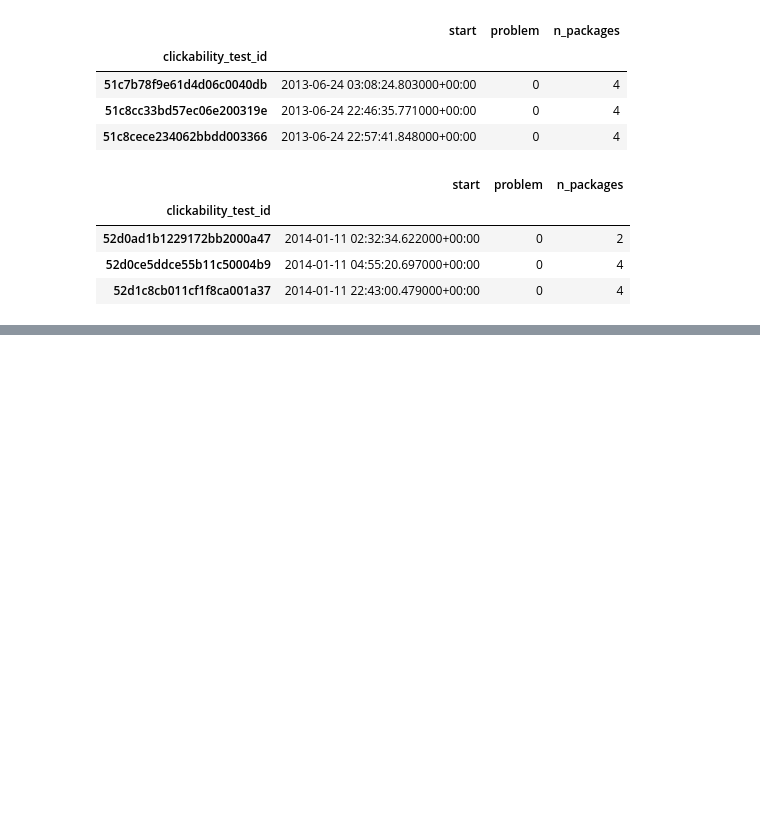
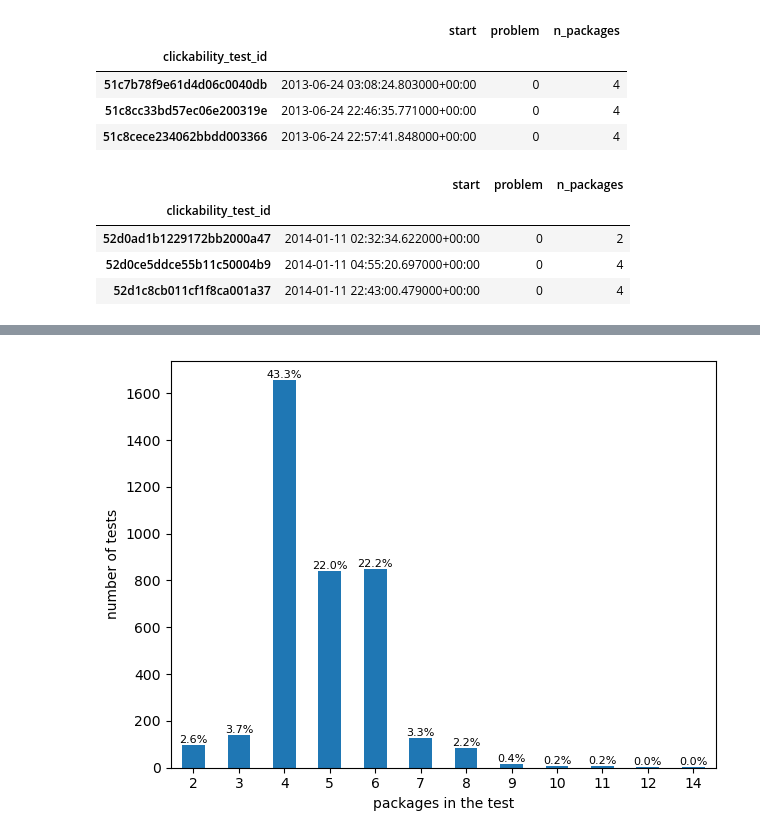
Before and after one commit to ZuhalA/upworthy-ab-winners, a Jupyter notebook: notebooks/01_audit.ipynb, the cells around one changed output, grey strips where cells are left out. Saved outputs shown, nothing was run; the diff lists cells and outputs as text; code cells hidden in the pictures; blank space fills up the shorter version.

```diff
--- a/notebooks/01_audit.ipynb
+++ b/notebooks/01_audit.ipynb
@@ -40,3 +40,8 @@ tests.sort_values("start").query("problem == 0").loc[lambda t: t["start"] >= "20
 | 52d0ad1b1229172bb2000a47 | 2014-01-11 02:32:34.622000+00:00 | 0 | 2 |
 | 52d0ce5ddce55b11c50004b9 | 2014-01-11 04:55:20.697000+00:00 | 0 | 4 |
 | 52d1c8cb011cf1f8ca001a37 | 2014-01-11 22:43:00.479000+00:00 | 0 | 4 |
+# %%
+clean = df[df["problem"] == 0]
+pkg_per_test = clean.groupby("clickability_test_id").size()
+print(f"This is how pkg_per_test looks like: {pkg_per_test.head(10)}")
+print(f"Total Packages: {pkg_per_test.sum()}", "Total Unique Tests: {len(pkg_per_test}")
@@ -42,0 +62,16 @@ tests.sort_values("start").query("problem == 0").loc[lambda t: t["start"] >= "20
+# %%
+import matplotlib.pyplot as plt
+
+counts = pkg_per_test.value_counts().sort_index()
+pct = counts / counts.sum() * 100
+bar_plot_counts = counts.plot(kind = "bar")
+bar_plot_counts.bar_label(bar_plot_counts.containers[0], labels = [f"{p:.1f}%" for p in pct], fontsize=8)
+
+bar_plot_counts.set_xlabel("packages in the test")
+bar_plot_counts.set_ylabel("number of tests")
+plt.xticks(rotation=0)
+plt.tight_layout()
+plt.savefig("../reports/figures/packages_per_test.png", dpi=150)
+plt.show()
+# %% [output]
+[figure, added]
```
Also changed, not shown: parts of 9 cells of this notebook, 2 other files.
